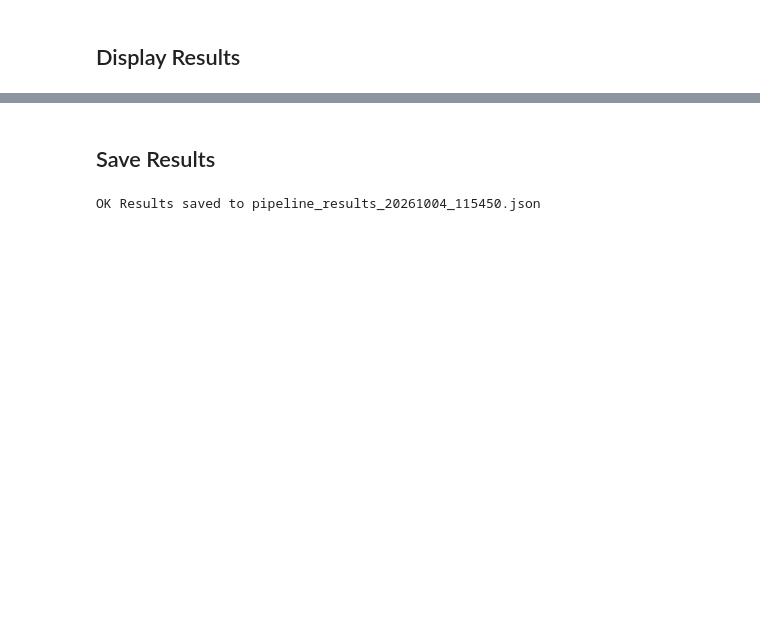
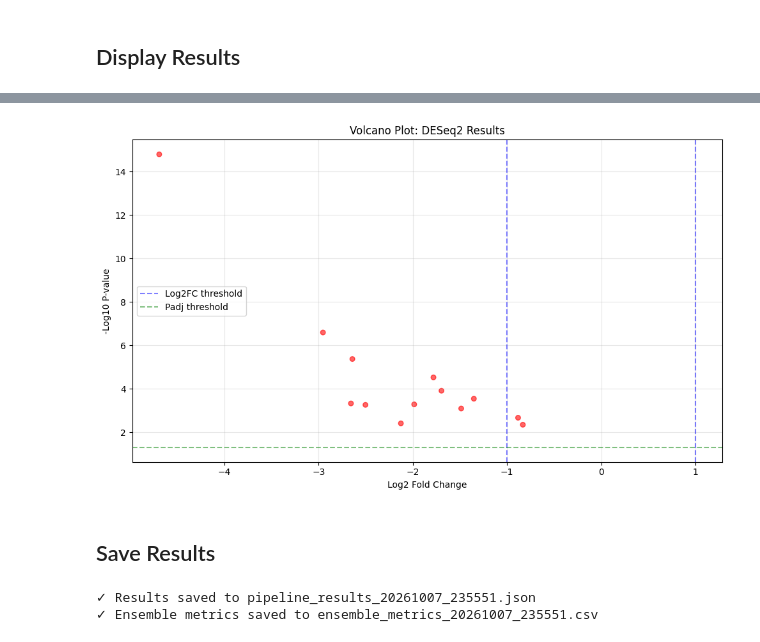
Before and after one commit to nasa/AI4LS, a Jupyter notebook: ML_PIPELINE/ML_Pipeline_Frontend.ipynb, the cells around one changed output, grey strips where cells are left out. Drawn from its saved outputs; the diff is of its cells as text; code cells hidden in the pictures; blank space fills up the shorter version.

```diff
--- a/ML_PIPELINE/ML_Pipeline_Frontend.ipynb
+++ b/ML_PIPELINE/ML_Pipeline_Frontend.ipynb
@@ -208,3 +403,33 @@ else:
+# %%
+if result:
+    deseq2 = result.get('deseq2_results', {})
+
+    if deseq2.get('success'):
+        diff_genes = deseq2.get('differential_genes', [])
+        if diff_genes:
+            fig, ax = plt.subplots(figsize=(10, 6))
+            log2fc = [g['log2_fold_change'] for g in diff_genes]
+            neg_log10_pval = [-np.log10(max(g['pvalue'], 1e-300)) for g in diff_genes]
+
+            # Color by significance
+            colors = ['red' if g['padj'] < 0.05 else 'gray' for g in diff_genes]
+
+            ax.scatter(log2fc, neg_log10_pval, c=colors, alpha=0.6, s=30)
+            ax.axvline(x=1, color='blue', linestyle='--', alpha=0.5, label='Log2FC threshold')
+            ax.axvline(x=-1, color='blue', linestyle='--', alpha=0.5)
+            ax.axhline(y=-np.log10(0.05), color='green', linestyle='--', alpha=0.5, label='Padj threshold')
+
+            ax.set_xlabel('Log2 Fold Change')
+            ax.set_ylabel('-Log10 P-value')
+            ax.set_title('Volcano Plot: DESeq2 Results')
+            ax.legend()
+            ax.grid(alpha=0.3)
+            plt.tight_layout()
+            plt.show()
+else:
+    print("Run pipeline first")
+# %% [output]
+[figure, added]
 # %% [markdown]
 ## Save Results
 # %%
@@ -215,19 +440,31 @@ if result:
     with open(filename, 'w') as f:
         json.dump(result, f, indent=2, default=str)
 
-    print(f"OK Results saved to {filename}")
+    print(f"✓ Results saved to {filename}")
 
+    # Save ensemble metrics
     train = result.get('training_results', {})
-    metrics = train.get('metrics', {})
-    loocv = train.get('loocv_metrics', {})
+    test_metrics = train.get('test_metrics', {})
+    models = test_metrics.get('models', [])
 
-    if metrics or loocv:
-        all_metrics = {**metrics, **loocv}
-        df = pd.DataFrame([all_metrics])
-        csv_file = f"pipeline_metrics_{timestamp}.csv"
-        df.to_csv(csv_file, index=False)
-        print(f"OK Metrics saved to {csv_file}")
+    if models:
+        # Create metrics DataFrame for all models
+        metrics_data = []
+        for model in models:
+            metrics_data.append({
+                'Algorithm': model.get('algorithm', ''),
+                'Accuracy': model.get('accuracy', 0),
+                'Precision': model.get('precision', 0),
+                'Recall': model.get('recall', 0),
+                'F1_Score': model.get('f1_score', 0)
+            })
+
+        metrics_df = pd.DataFrame(metrics_data)
+        csv_file = f"ensemble_metrics_{timestamp}.csv"
+        metrics_df.to_csv(csv_file, index=False)
+        print(f"✓ Ensemble metrics saved to {csv_file}")
 else:
     print("Run pipeline first")
 # %% [output]
-OK Results saved to pipeline_results_20261004_115450.json
+✓ Results saved to pipeline_results_20261007_235551.json
+✓ Ensemble metrics saved to ensemble_metrics_20261007_235551.csv
```
Also changed, not shown: parts of 16 cells of this notebook, 42 other files.
